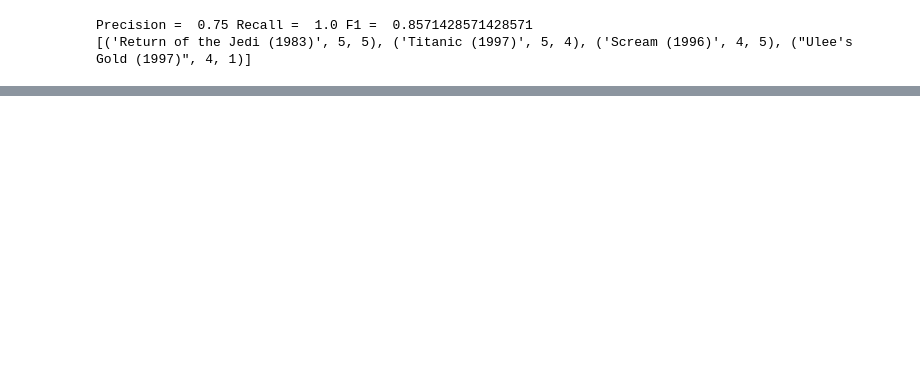
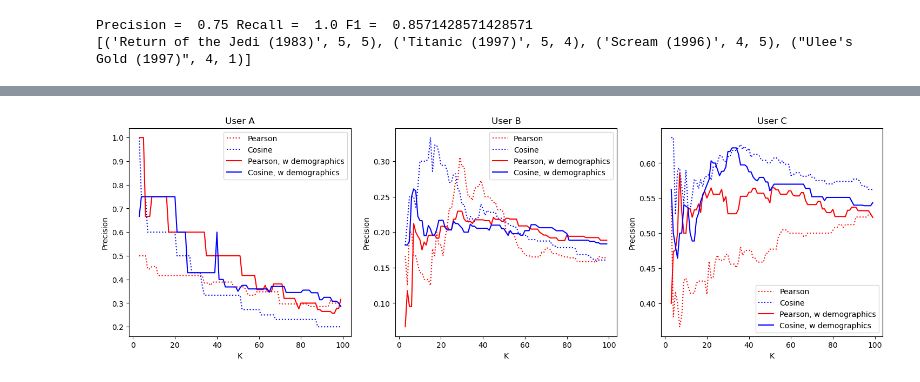
Before and after one commit to mubolin2001/CS349_hw2, a Jupyter notebook: HW2.ipynb, the cells around one changed output, grey strips where cells are left out. Drawn from its saved outputs; the diff is of its cells as text; code cells hidden in the pictures; blank space fills up the shorter version.

```diff
--- a/HW2.ipynb
+++ b/HW2.ipynb
@@ -63,0 +181,38 @@ plt.show()
+# %%
+plt.figure(figsize = (18, 5))
+
+
+plt
+plt.subplot(131)
+plt.title("User A")
+plt.ylabel("Precision")
+plt.xlabel("K")
+plt.plot([_ for _ in range(3,100)], pearson_precision_a, color = "red", linestyle = ":", label = "Pearson")
+plt.plot([_ for _ in range(3,100)], cosine_precision_a, color = "blue", linestyle = ":", label = "Cosine")
+plt.plot([_ for _ in range(3,100)], d_pearson_precision_a, color = "red", label = "Pearson, w demographics")
+plt.plot([_ for _ in range(3,100)], d_cosine_precision_a, color = "blue", label = "Cosine, w demographics")
+plt.legend()
+
+plt.subplot(132)
+plt.title("User B")
+plt.ylabel("Precision")
+plt.xlabel("K")
+plt.plot([_ for _ in range(3,100)], pearson_precision_b, color = "red", linestyle = ":", label = "Pearson")
+plt.plot([_ for _ in range(3,100)], cosine_precision_b, color = "blue", linestyle = ":", label = "Cosine")
+plt.plot([_ for _ in range(3,100)], d_pearson_precision_b, color = "red", label = "Pearson, w demographics")
+plt.plot([_ for _ in range(3,100)], d_cosine_precision_b, color = "blue", label = "Cosine, w demographics")
+plt.legend()
+
+plt.subplot(133)
+plt.title("User C")
+plt.ylabel("Precision")
+plt.xlabel("K")
+plt.plot([_ for _ in range(3,100)], pearson_precision_c, color = "red", linestyle = ":", label = "Pearson")
+plt.plot([_ for _ in range(3,100)], cosine_precision_c, color = "blue", linestyle = ":", label = "Cosine")
+plt.plot([_ for _ in range(3,100)], d_pearson_precision_c, color = "red", label = "Pearson, w demographics")
+plt.plot([_ for _ in range(3,100)], d_cosine_precision_c, color = "blue", label = "Cosine, w demographics")
+plt.legend()
+
+plt.show()
+# %% [output]
+[figure, added]
```
Also changed, not shown: parts of 13 cells of this notebook, 7 other files.
